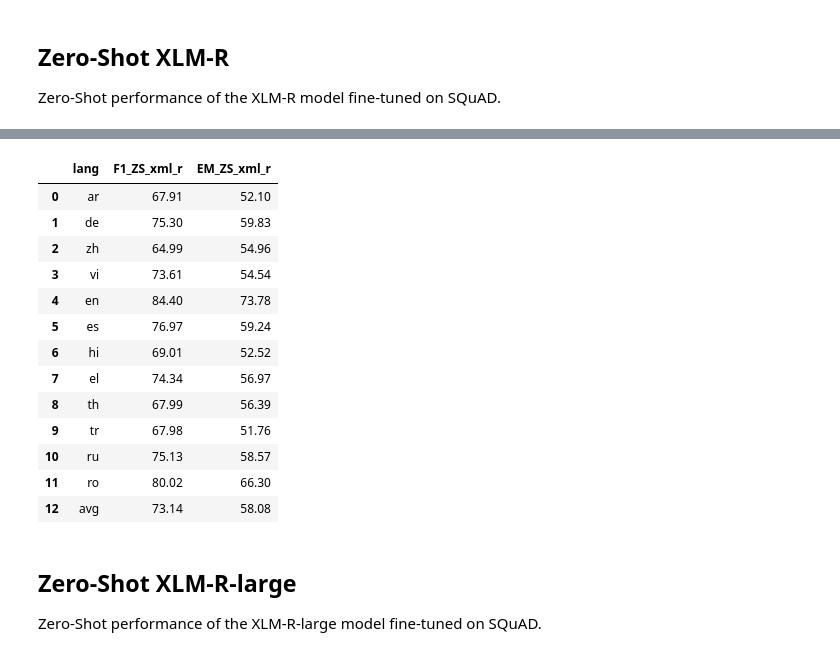
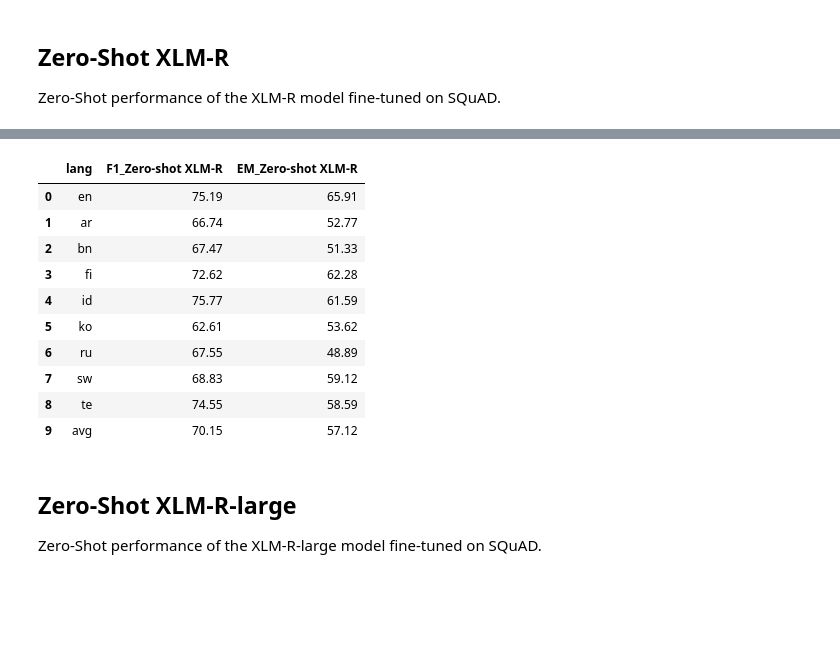
Before and after one commit to juletx/multilingual-question-answering, a Jupyter notebook: TyDiQA.ipynb, the cells around one changed output, grey strips where cells are left out. Saved outputs shown, nothing was run; the diff lists cells and outputs as text; code cells hidden in the pictures; blank space fills up the shorter version.

Commit message:
compute all tydiqa results

```diff
--- a/TyDiQA.ipynb
+++ b/TyDiQA.ipynb
@@ -680,13 +610,11 @@ trainer = Trainer(
 Use the map function again to apply the preprocessing function over the validation dataset. You can speed up the map function by setting `batched=True` to process multiple elements of the dataset at once. Remove the columns you don’t need.
 # %%
 from collections import defaultdict
-langs = ["ar", "de", "zh", "vi", "en", "es", "hi", "el", "th", "tr", "ru", "ro"]
-split = "test"
 
-xquad_prep = defaultdict(dict)
+tydiqa_prep = defaultdict(dict)
 
 def map_datasets(langs, split, prepare_features):
     for lang in langs:
-        xquad_prep[lang][split] = xquad[lang][split].map(prepare_features, batched=True,
-                                    remove_columns=xquad[lang][split].column_names)
+        tydiqa_prep[lang][split] = tydiqa[lang][split].map(prepare_features, batched=True,
+                                    remove_columns=tydiqa[lang][split].column_names)
 # %%
@@ -698,18 +625,18 @@ def compute_results(langs, split):
     results = {}
     for lang in langs:
         # We can grab the predictions for all features by using the method
-        raw_predictions = trainer.predict(xquad_prep[lang][split])
+        raw_predictions = trainer.predict(tydiqa_prep[lang][split])
 
         # example_id and offset_mapping which we will need for our post-processing
-        xquad_prep[lang][split].set_format(type=xquad_prep[lang][split].format["type"],
-                        columns=list(xquad_prep[lang][split].features.keys()))
+        tydiqa_prep[lang][split].set_format(type=tydiqa_prep[lang][split].format["type"],
+                        columns=list(tydiqa_prep[lang][split].features.keys()))
 
         # And we can apply our post-processing function to our raw predictions
-        final_predictions = postprocess_qa_predictions(xquad[lang][split], xquad_prep[lang][split], raw_predictions.predictions)
+        final_predictions = postprocess_qa_predictions(tydiqa[lang][split], tydiqa_prep[lang][split], raw_predictions.predictions)
 
         # We just need to format predictions and labels a bit as it expects a list of dictionaries and not one big dictionary.
         formatted_predictions = [{"id": k, "prediction_text": v} for k, v in final_predictions.items()]
-        references = [{"id": ex["id"], "answers": ex["answers"]} for ex in xquad[lang][split]]
+        references = [{"id": ex["id"], "answers": ex["answers"]} for ex in tydiqa[lang][split]]
         results[lang] = metric.compute(predictions=formatted_predictions, references=references)
     return results
 # %%
@@ -791,5 +785,0 @@ Use the map function again to apply the preprocessing function over the validati
-# %%
-langs = ["ar", "de", "zh", "vi", "en", "es", "hi", "el", "th", "tr", "ru", "ro"]
-split = "test"
-
-map_datasets(langs, split, prepare_validation_features)
@@ -843,22 +824,19 @@ The following columns in the test set don't have a corresponding argument in `XL
 # %%
-df_results_zero_shot_xlm_r = results_df(results_zero_shot_xlm_r, "ZS_xml_r")
-df_results_zero_shot_xlm_r.to_csv("results/xquad/results_zero_shot_xlm_r.csv")
+df_results_zero_shot_xlm_r = results_df(results_zero_shot_xlm_r, "Zero-shot XLM-R")
+df_results_zero_shot_xlm_r.to_csv("results/tydiqa/results_zero_shot_xlm_r.csv")
 df_results_zero_shot_xlm_r
 # %% [output]
-|  | lang | F1_ZS_xml_r | EM_ZS_xml_r |
-| 0 | ar | 67.91 | 52.10 |
-| 1 | de | 75.30 | 59.83 |
-| 2 | zh | 64.99 | 54.96 |
-| 3 | vi | 73.61 | 54.54 |
-| 4 | en | 84.40 | 73.78 |
-| 5 | es | 76.97 | 59.24 |
-| 6 | hi | 69.01 | 52.52 |
-| 7 | el | 74.34 | 56.97 |
-| 8 | th | 67.99 | 56.39 |
-| 9 | tr | 67.98 | 51.76 |
-| 10 | ru | 75.13 | 58.57 |
-| 11 | ro | 80.02 | 66.30 |
-| 12 | avg | 73.14 | 58.08 |
+|  | lang | F1_Zero-shot XLM-R | EM_Zero-shot XLM-R |
+| 0 | en | 75.19 | 65.91 |
+| 1 | ar | 66.74 | 52.77 |
+| 2 | bn | 67.47 | 51.33 |
+| 3 | fi | 72.62 | 62.28 |
+| 4 | id | 75.77 | 61.59 |
+| 5 | ko | 62.61 | 53.62 |
+| 6 | ru | 67.55 | 48.89 |
+| 7 | sw | 68.83 | 59.12 |
+| 8 | te | 74.55 | 58.59 |
+| 9 | avg | 70.15 | 57.12 |
 # %% [markdown]
 ## Zero-Shot XLM-R-large
 
```
Also changed, not shown: parts of 114 cells of this notebook, 15 other files.
